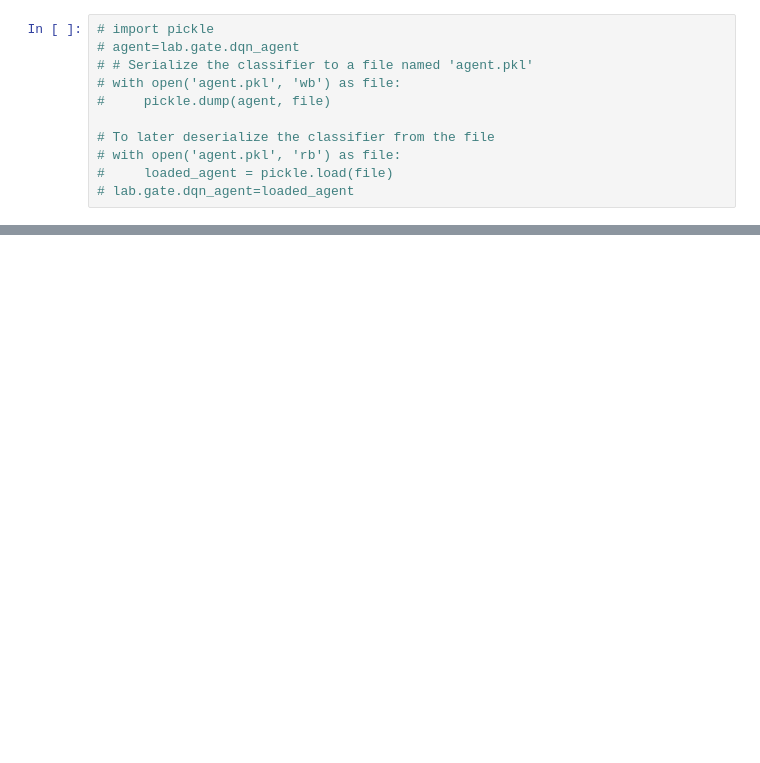
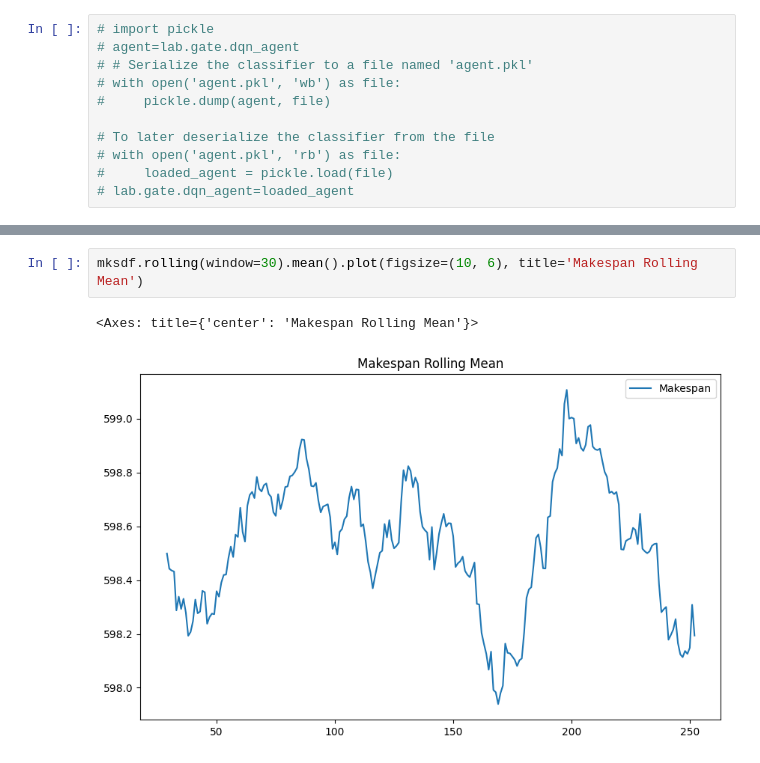
Before and after one commit to virgyst/hsim, a Jupyter notebook: test_nuovissimo.ipynb, the cells around one changed output, grey strips where cells are left out. Cells and saved outputs as stored; diff of their text form; blank space fills up the shorter version.

```diff
--- a/test_nuovissimo.ipynb
+++ b/test_nuovissimo.ipynb
@@ -1716,0 +1044,5 @@ ValueError: seek of closed file
+# %%
+mksdf.rolling(window=30).mean().plot(figsize=(10, 6), title='Makespan Rolling Mean')
+# %% [output]
+<Axes: title={'center': 'Makespan Rolling Mean'}>
+[figure, added]
```
Also changed, not shown: parts of 9 cells of this notebook, 8 other files.
